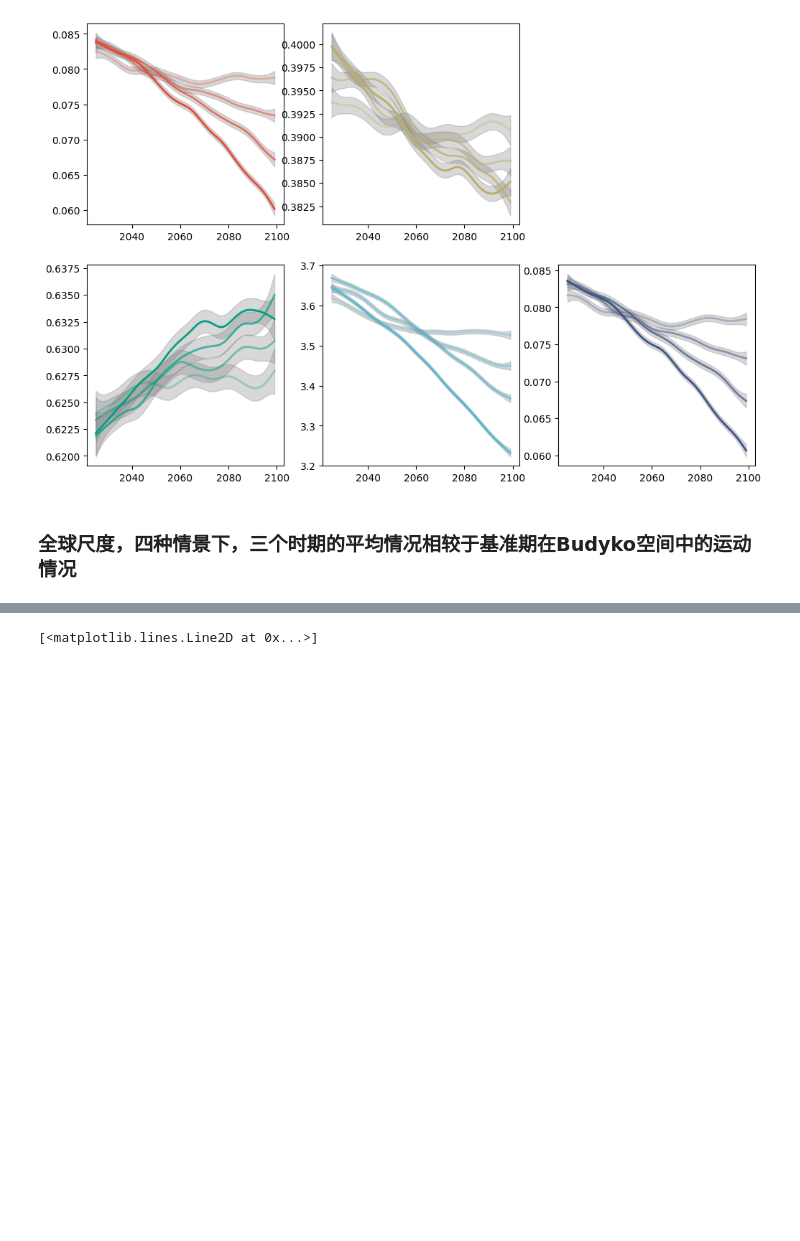
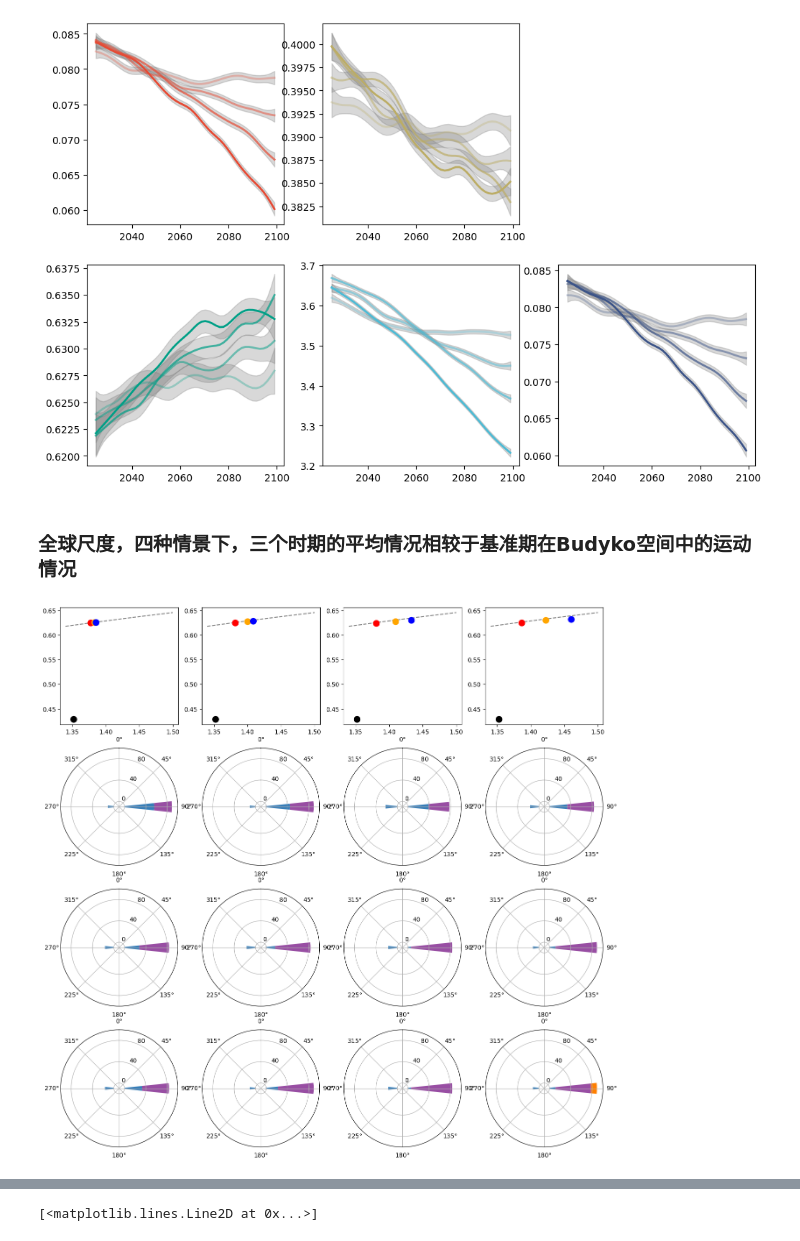
Before and after one commit to ZhongruiNing/FNRD, a Jupyter notebook: plot.ipynb, the cells around one changed output, grey strips where cells are left out. Saved outputs shown, nothing was run; the diff lists cells and outputs as text; code cells hidden in the pictures; blank space fills up the shorter version.

```diff
--- a/plot.ipynb
+++ b/plot.ipynb
@@ -633,46 +698,37 @@ for sc in range(len(scen_list)):
 # %%
-def cal_angle_change(x1, y1, x2, y2):
-    angle1 = np.arctan2(y1, x1)
-    angle2 = np.arctan2(y2, x2)
-    angle_change = np.degrees(angle2 - angle1)
-
-    if x2 - x1 >= 0:
-        angle_change = 90 - angle_change
-    else:
-        angle_change = 270 - angle_change
-
-    intense_change = np.sqrt((x2 - x1) ** 2 + (y2 - y1) ** 2)
-    return angle_change, intense_change
-
 gcms_list = ["ACCESS_CM2", "ACCESS_ESM1_5", "CanESM5", "CAS_ESM2_0", "CNRM_CM6_1", "EC_Earth3", "EC_Earth3_Veg_LR", "FGOALS_g3", "GFDL_ESM4", "GISS_E2_1_G", "GISS_E2_1_H", "INM_CM4_8", "INM_CM5_0", "IPSL_CM6A_LR", "MIROC6", "MRI_ESM2_0", "NorESM2_LM", "NorESM2_MM"]
 scen_list = ['ssp126', 'ssp245', 'ssp370', 'ssp585']
 
-# all_cru_series = pd.read_csv("../data/global_mean_series/cru/cru_global_mean_series.txt", sep='\t', parse_dates=['Time'], index_col='Time')
-# all_gleam_series = pd.read_csv("../data/global_mean_series/gleam/gleam_global_mean_series.txt", sep='\t', parse_dates=['Time'], index_col='Time')
+all_cru_series = pd.read_csv("../data/global_mean_series/cru/cru_global_mean_series.txt", sep='\t', parse_dates=['Time'], index_col='Time')
+all_gleam_series = pd.read_csv("../data/global_mean_series/gleam/gleam_global_mean_series.txt", sep='\t', parse_dates=['Time'], index_col='Time')
 
-# hist_pr  = all_cru_series['pr'].resample('YS').sum()['1981-01-01':'2022-12-31'].mean()
-# hist_pet = all_cru_series['pet'].resample('YS').sum()['1981-01-01':'2022-12-31'].mean()
-# hist_ae  = all_gleam_series['AE'].resample('YS').sum()['1981-01-01':'2022-12-31'].mean()
+hist_pr  = all_cru_series['pr'].resample('YS').sum()['1981-01-01':'2022-12-31'].mean()
+hist_pet = all_cru_series['pet'].resample('YS').sum()['1981-01-01':'2022-12-31'].mean()
+hist_ae  = all_gleam_series['AE'].resample('YS').sum()['1981-01-01':'2022-12-31'].mean()
+hist_x = hist_pet / hist_pr
+hist_y  = hist_ae / hist_pr
+
+# all_hist_pr  = pd.read_csv(f"../data/global_mean_series/gcm_bc/pr/pr_historical_global_mean_series.txt", sep='\t', parse_dates=['Time'], index_col='Time').resample('YS').sum()
+# all_hist_pet = pd.read_csv(f"../data/global_mean_series/gcm_bc/pet/pet_historical_global_mean_series.txt", sep='\t', parse_dates=['Time'], index_col='Time').resample('YS').sum()
+# all_hist_ae  = pd.read_csv(f"../data/global_mean_series/FNRD/actural_evaporation/actural_evaporation_historical_global_mean_series.txt", sep='\t', parse_dates=['Time'], index_col='Time').resample('YS').sum() - 3
+
+# hist_pr  = all_hist_pr[gcms_list].mean(axis=1)['1981-01-01':'2022-12-31'].mean()
+# hist_pet = all_hist_pet[gcms_list].mean(axis=1)['1981-01-01':'2022-12-31'].mean()
+# hist_ae  = all_hist_ae[gcms_list].mean(axis=1)['1981-01-01':'2022-12-31'].mean()
 # hist_x = hist_pet / hist_pr
 # hist_y  = hist_ae / hist_pr
 
-all_hist_pr  = pd.read_csv(f"../data/global_mean_series/gcm_bc/pr/pr_historical_global_mean_series.txt", sep='\t', parse_dates=['Time'], index_col='Time').resample('YS').sum()
-all_hist_pet = pd.read_csv(f"../data/global_mean_series/gcm_bc/pet/pet_historical_global_mean_series.txt", sep='\t', parse_dates=['Time'], index_col='Time').resample('YS').sum()
-all_hist_ae  = pd.read_csv(f"../data/global_mean_series/FNRD/actural_evaporation/actural_evaporation_historical_global_mean_series.txt", sep='\t', parse_dates=['Time'], index_col='Time').resample('YS').sum() - 3
+fig, ax = plt.subplots(4, 4, figsize=(16, 16))
 
-hist_pr  = all_hist_pr[gcms_list].mean(axis=1)['1981-01-01':'2022-12-31'].mean()
-hist_pet = all_hist_pet[gcms_list].mean(axis=1)['1981-01-01':'2022-12-31'].mean()
-hist_ae  = all_hist_ae[gcms_list].mean(axis=1)['1981-01-01':'2022-12-31'].mean()
-hist_x = hist_pet / hist_pr
-hist_y  = hist_ae / hist_pr
+ax[0, 0].scatter(hist_x, hist_y, color='black', s=100, label='historical', zorder=5)
+ax[0, 1].scatter(hist_x, hist_y, color='black', s=100, label='historical', zorder=5)
+ax[0, 2].scatter(hist_x, hist_y, color='black', s=100, label='historical', zorder=5)
+ax[0, 3].scatter(hist_x, hist_y, color='black', s=100, label='historical', zorder=5)
 
-fig, ax = plt.subplots(1, 4, figsize=(16, 4))
-
-ax[0].scatter(hist_x, hist_y, color='black', s=100, label='historical', zorder=5)
-ax[1].scatter(hist_x, hist_y, color='black', s=100, label='historical', zorder=5)
-ax[2].scatter(hist_x, hist_y, color='black', s=100, label='historical', zorder=5)
-ax[3].scatter(hist_x, hist_y, color='black', s=100, label='historical', zorder=5)
-
+for i in range(1, 4):
+    for j in range(4):
+        fig.delaxes(ax[i, j])
+        ax[i, j] = fig.add_subplot(4, 4, i * 4 + j + 1, projection='polar')
 
 for sc in range(len(scen_list)):
     scen = scen_list[sc]
@@ -702,36 +758,46 @@ for sc in range(len(scen_list)):
         gcm_y_MF = gcm_ae_MF / gcm_pr_MF
         gcm_y_FF = gcm_ae_FF / gcm_pr_FF
 
         angle_change_NF, intense_change_NF = cal_angle_change(hist_x, hist_y, gcm_x_NF, gcm_y_NF)
         angle_change_MF, intense_change_MF = cal_angle_change(hist_x, hist_y, gcm_x_MF, gcm_y_MF)
         angle_change_FF, intense_change_FF = cal_angle_change(hist_x, hist_y, gcm_x_FF, gcm_y_FF)
 
         results[g, :] = [angle_change_NF, intense_change_NF, angle_change_MF, intense_change_MF, angle_change_FF, intense_change_FF]
     results_df = pd.DataFrame(results, index=gcms_list, columns=['Angle_Change_NF', 'Intense_Change_NF', 'Angle_Change_MF', 'Intense_Change_MF', 'Angle_Change_FF', 'Intense_Change_FF'])
-    results_df.to_csv(f"../results/budyko_move_global/budyko_move_global_{scen}.txt", sep='\t', float_format='%.2f')
+    # results_df.to_csv(f"../results/budyko_move_global/budyko_move_global_{scen}.txt", sep='\t', float_format='%.2f')
 
     gcm_pr_mean  = gcms_pr[gcms_list].mean(axis=1)
     gcm_pet_mean = gcms_pet[gcms_list].mean(axis=1)
     gcm_ae_mean  = gcms_ae[gcms_list].mean(axis=1)
 
     gcm_pr_mean_NF = gcm_pr_mean['2031-01-01':'2050-12-31'].mean()
     gcm_pr_mean_MF = gcm_pr_mean['2051-01-01':'2070-12-31'].mean()
     gcm_pr_mean_FF = gcm_pr_mean['2071-01-01':'2090-12-31'].mean()
     gcm_pet_mean_NF = gcm_pet_mean['2031-01-01':'2050-12-31'].mean()
     gcm_pet_mean_MF = gcm_pet_mean['2051-01-01':'2070-12-31'].mean()
     gcm_pet_mean_FF = gcm_pet_mean['2071-01-01':'2090-12-31'].mean()
     gcm_ae_mean_NF = gcm_ae_mean['2031-01-01':'2050-12-31'].mean()
     gcm_ae_mean_MF = gcm_ae_mean['2051-01-01':'2070-12-31'].mean()
     gcm_ae_mean_FF = gcm_ae_mean['2071-01-01':'2090-12-31'].mean()
     gcm_x_mean_NF = gcm_pet_mean_NF / gcm_pr_mean_NF
     gcm_x_mean_MF = gcm_pet_mean_MF / gcm_pr_mean_MF
     gcm_x_mean_FF = gcm_pet_mean_FF / gcm_pr_mean_FF
     gcm_y_mean_NF = gcm_ae_mean_NF / gcm_pr_mean_NF
     gcm_y_mean_MF = gcm_ae_mean_MF / gcm_pr_mean_MF
     gcm_y_mean_FF = gcm_ae_mean_FF / gcm_pr_mean_FF
 
-    ax[sc].scatter(gcm_x_mean_NF, gcm_y_mean_NF, color='red', s=100, label='NF Mean', zorder=5)
-    ax[sc].scatter(gcm_x_mean_MF, gcm_y_mean_MF, color='orange', s=100, label='MF Mean', zorder=5)
-    ax[sc].scatter(gcm_x_mean_FF, gcm_y_mean_FF, color='blue', s=100, label='FF Mean', zorder=5)
-plt.savefig("../images/future_climate_change/budyko_move_global_scatter.pdf")
-plt.close()
+    ax[0, sc].scatter(gcm_x_mean_NF, gcm_y_mean_NF, color='red', s=100, label='NF Mean', zorder=5)
+    ax[0, sc].scatter(gcm_x_mean_MF, gcm_y_mean_MF, color='orange', s=100, label='MF Mean', zorder=5)
+    ax[0, sc].scatter(gcm_x_mean_FF, gcm_y_mean_FF, color='blue', s=100, label='FF Mean', zorder=5)
+
+    budyko_x = np.linspace(1.34, 1.50, 100)
+    budyko_y = Fu(budyko_x, 0.455)
+    ax[0, sc].plot(budyko_x, budyko_y, color='gray', linestyle='--', label='Budyko Curve', zorder=3)
+
+    plot_windrose(ax[1, sc], results_df['Angle_Change_NF'], results_df['Intense_Change_NF'])
+    plot_windrose(ax[2, sc], results_df['Angle_Change_MF'], results_df['Intense_Change_MF'])
+    plot_windrose(ax[3, sc], results_df['Angle_Change_FF'], results_df['Intense_Change_FF'])
+# plt.savefig("../images/FNRD/single/budyko_move_global.pdf")
+# plt.close()
+# %% [output]
+[figure, added]
```
Also changed, not shown: parts of 21 cells of this notebook, 3 other files.
